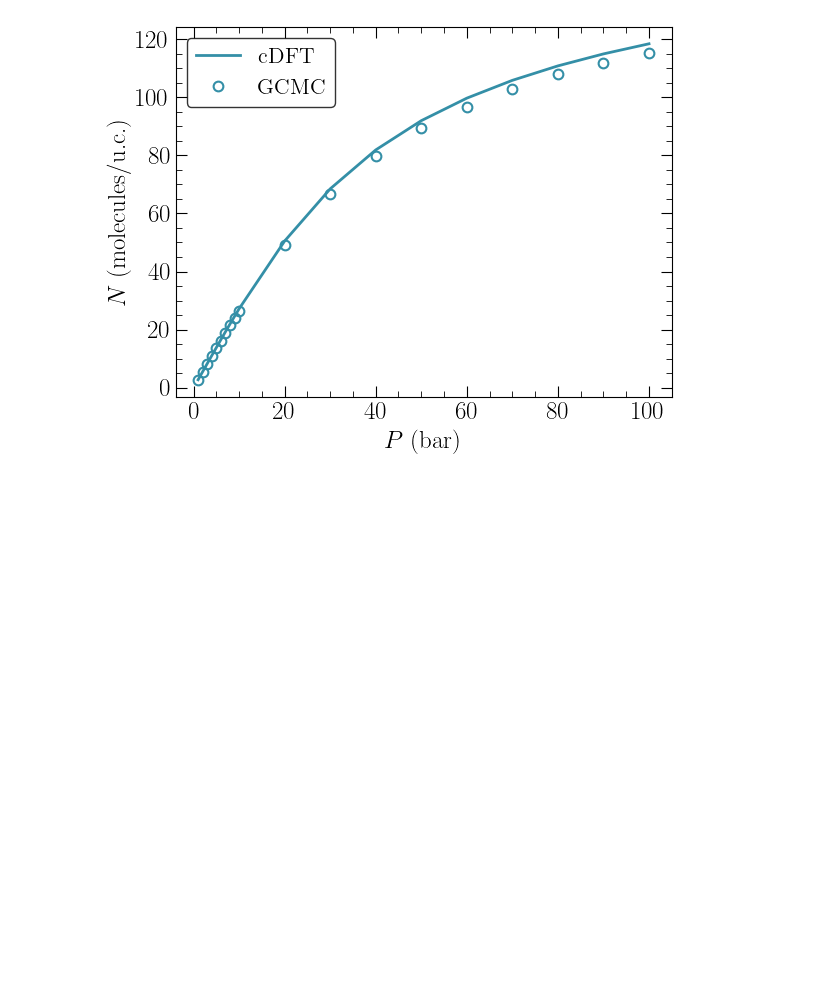
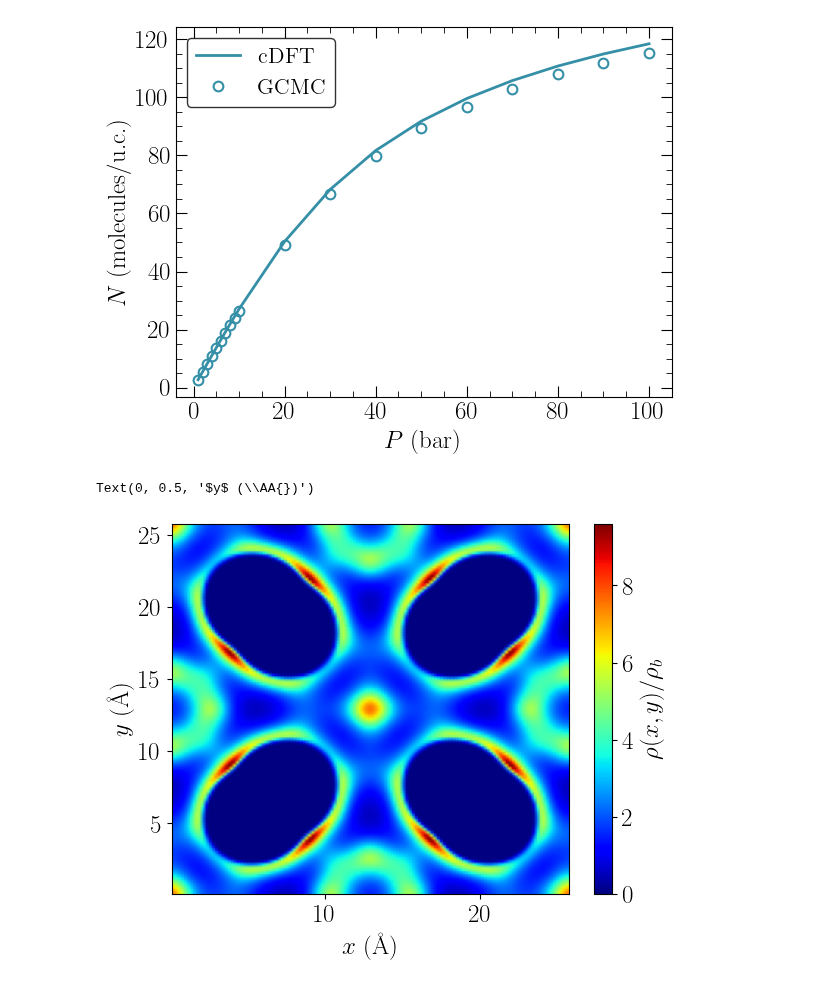
Before and after one commit to lucas-j-santos/LJS-cDFT, a Jupyter notebook: examples/methane_irmof-1.ipynb, the cells around one changed output. Cells and saved outputs as stored; diff of their text form; code cells hidden in the pictures; blank space fills up the shorter version.

```diff
--- a/examples/methane_irmof-1.ipynb
+++ b/examples/methane_irmof-1.ipynb
@@ -146,3 +149,12 @@ plt.legend(fontsize=16, frameon=True, edgecolor='k')
 # %% [output]
 <matplotlib.legend.Legend at 0x...>
 [figure]
+# %%
+plt.figure()
+c=plt.pcolormesh(X[:,:,points[0]//2],Y[:,:,points[1]//2],dft.rho[:,:,points[2]//2].cpu()/dft.rhob.cpu(), cmap='jet',shading='gouraud')
+plt.colorbar(c, label=r'$\rho(x,y)/ \rho_b$')
+plt.xlabel(r'$x$ (\AA{})')
+plt.ylabel(r'$y$ (\AA{})')
+# %% [output]
+Text(0, 0.5, '$y$ (\\AA{})')
+[figure, added]
```
Also changed, not shown: parts of 3 cells of this notebook, 5 other files.
